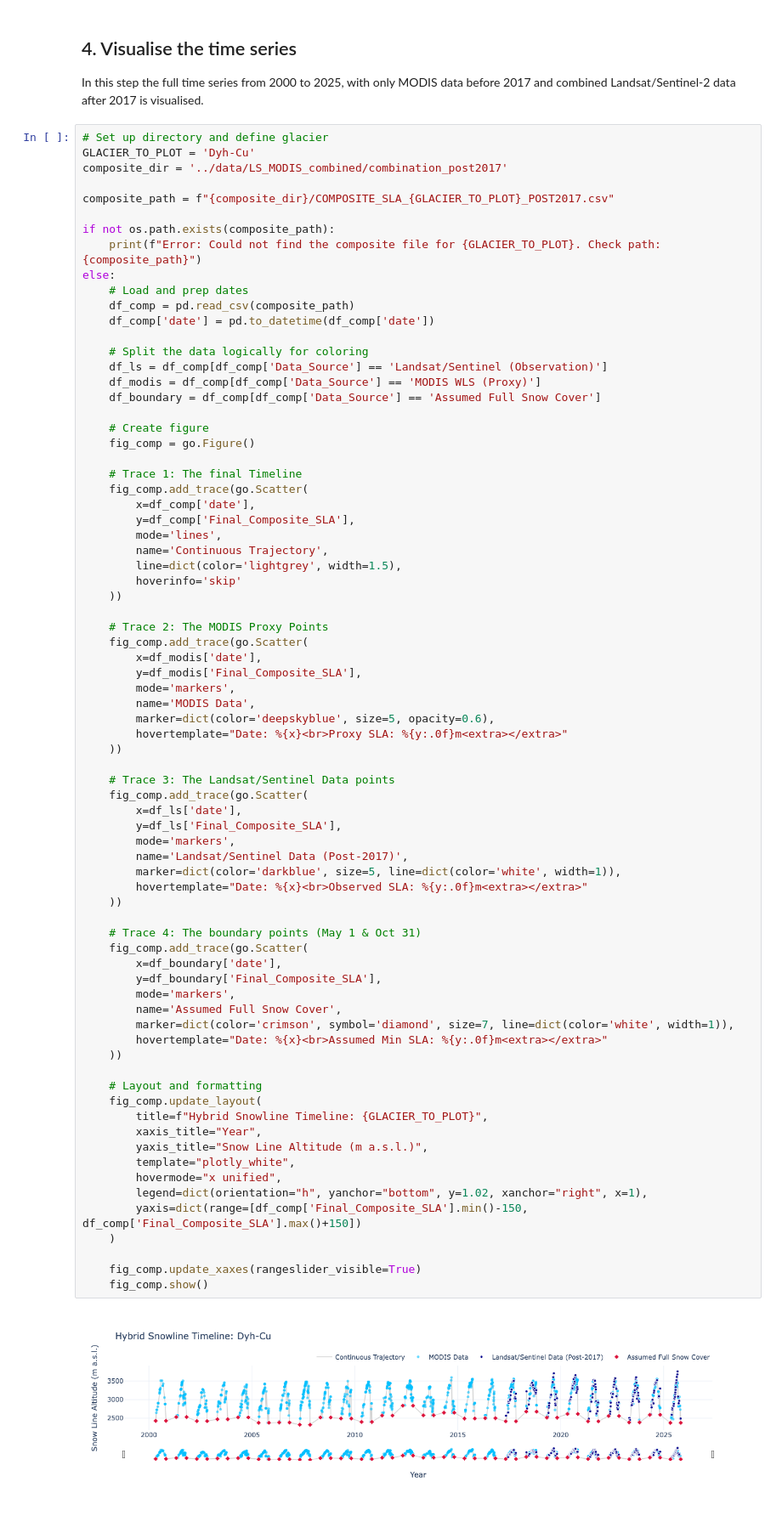
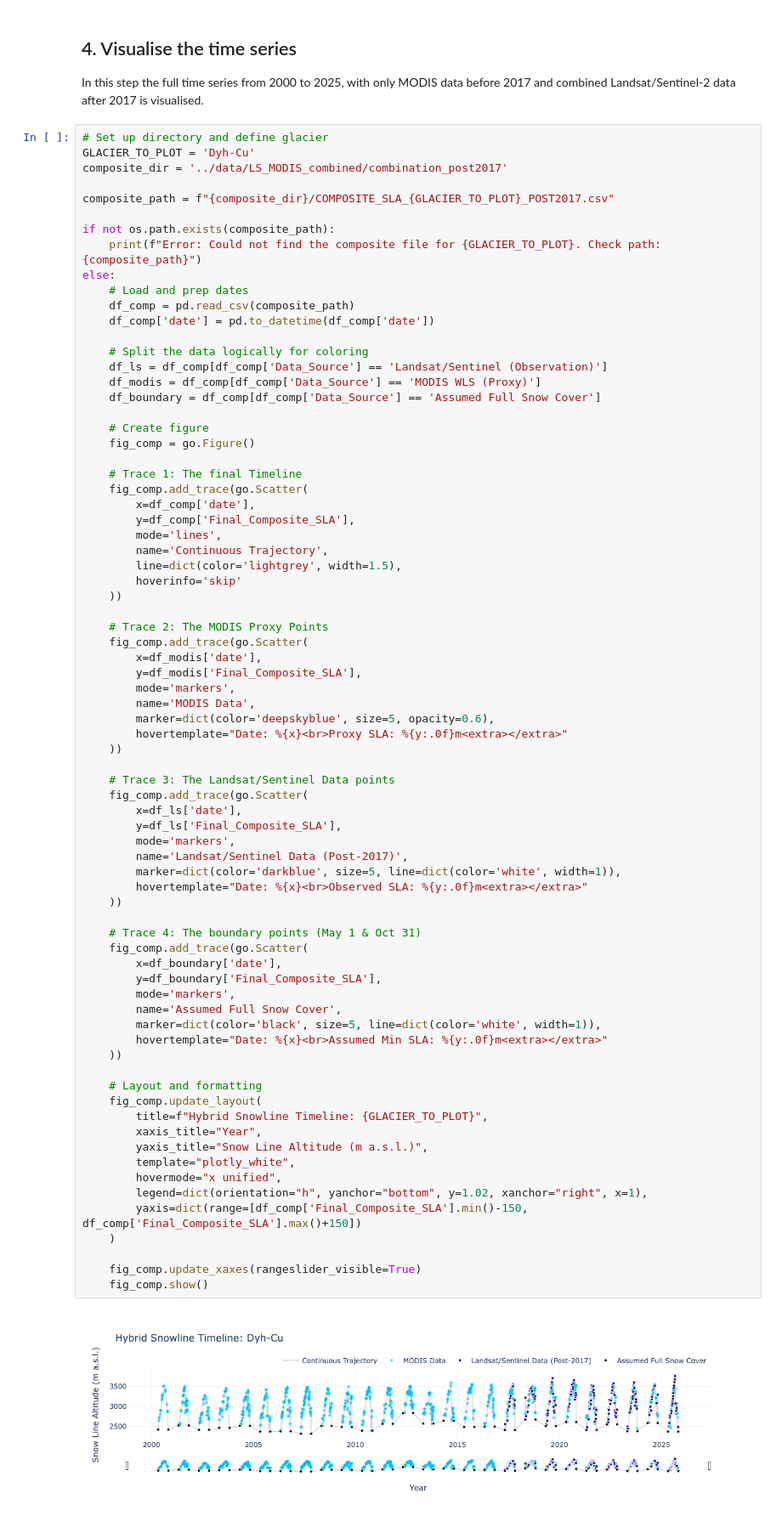
Before and after one commit to sruetimann/Bsc_Thesis, a Jupyter notebook: notebooks/04_LS_MODIS_combine.ipynb, the cells around one changed output. Shown at 85% size. Drawn from its saved outputs; the diff is of its cells as text.

```diff
--- a/notebooks/04_LS_MODIS_combine.ipynb
+++ b/notebooks/04_LS_MODIS_combine.ipynb
@@ -284,32 +283,32 @@ else:
         y=df_ls['Final_Composite_SLA'],
         mode='markers',
         name='Landsat/Sentinel Data (Post-2017)',
         marker=dict(color='darkblue', size=5, line=dict(color='white', width=1)),
         hovertemplate="Date: %{x}<br>Observed SLA: %{y:.0f}m<extra></extra>"
     ))
 
     # Trace 4: The boundary points (May 1 & Oct 31)
     fig_comp.add_trace(go.Scatter(
         x=df_boundary['date'],
         y=df_boundary['Final_Composite_SLA'],
         mode='markers',
         name='Assumed Full Snow Cover',
-        marker=dict(color='crimson', symbol='diamond', size=7, line=dict(color='white', width=1)),
+        marker=dict(color='black', size=5, line=dict(color='white', width=1)),
         hovertemplate="Date: %{x}<br>Assumed Min SLA: %{y:.0f}m<extra></extra>"
     ))
 
     # Layout and formatting
     fig_comp.update_layout(
         title=f"Hybrid Snowline Timeline: {GLACIER_TO_PLOT}",
         xaxis_title="Year",
         yaxis_title="Snow Line Altitude (m a.s.l.)",
         template="plotly_white",
         hovermode="x unified",
         legend=dict(orientation="h", yanchor="bottom", y=1.02, xanchor="right", x=1),
         yaxis=dict(range=[df_comp['Final_Composite_SLA'].min()-150, df_comp['Final_Composite_SLA'].max()+150])
     )
 
     fig_comp.update_xaxes(rangeslider_visible=True)
     fig_comp.show()
 # %% [output]
-[figure, old version]
+[figure, new version]
```
Also changed, not shown: parts of 2 cells of this notebook, 6 other files.
